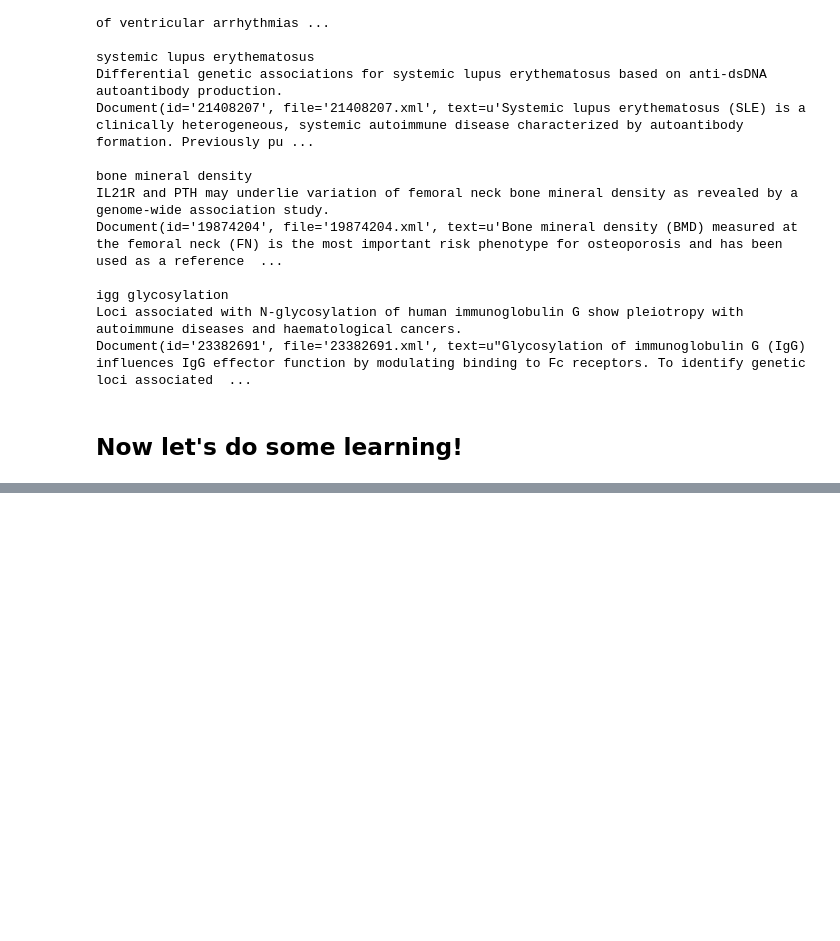
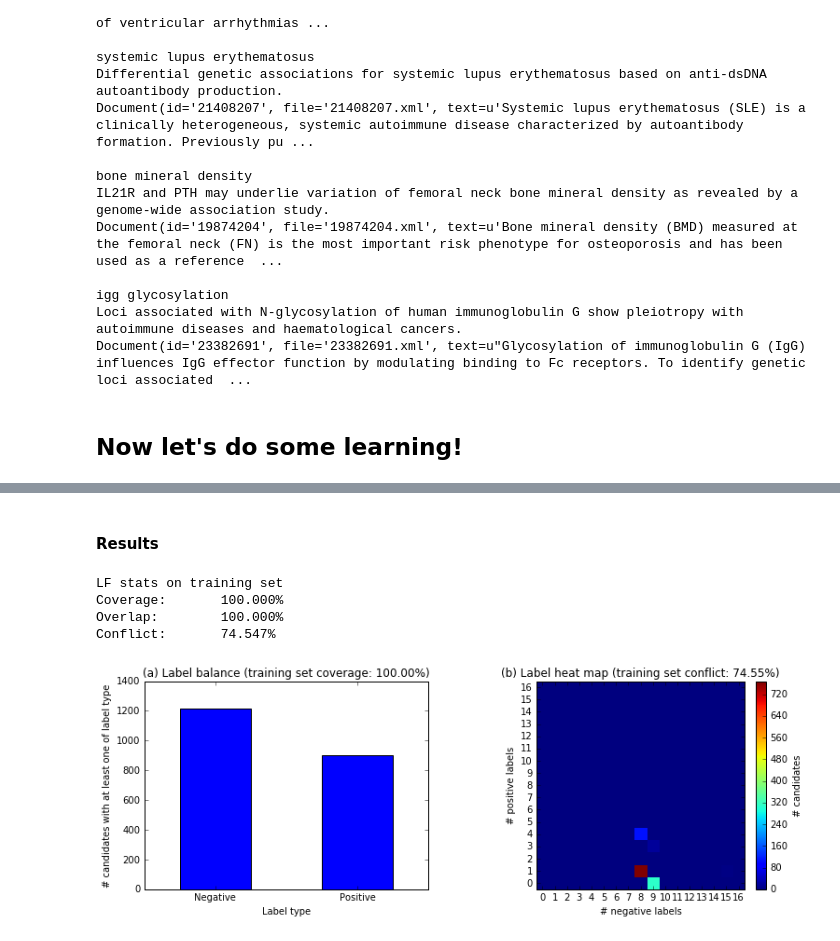
Before and after one commit to kuleshov/gwaskb, a Jupyter notebook: notebooks/text-extraction.ipynb, the cells around one changed output, grey strips where cells are left out. Cells and saved outputs as stored; diff of their text form; code cells hidden in the pictures; blank space fills up the shorter version.

Commit message:
learning of phenotypes

```diff
--- a/notebooks/text-extraction.ipynb
+++ b/notebooks/text-extraction.ipynb
@@ -394,0 +473,18 @@ Document(id='23382691', file='23382691.xml', text=u"Glycosylation of immunoglobu
+# %%
+# classify candidates as correct or not
+uids = list()
+gt = list()
+for doc_id, phenotype in zip(doc_ids, phenotypes):
+    uids.append(phenotype.uid)
+    phenotype_name = get_phenotype(phenotype)
+    if phenotype_name in gold_phen_dict[doc_id]:
+        gt.append(+1)
+    else:
+        gt.append(-1)
+# %%
+DDL.update_gt(gt, uids=uids)
+n_data = DDL.num_candidates()
+idxs = np.arange(start=n_data/2, stop=n_data)
+print idxs
+DDL.set_holdout(idxs)
+print DDL.training()
@@ -394,0 +496,20 @@ Document(id='23382691', file='23382691.xml', text=u"Glycosylation of immunoglobu
+# %%
+# load set of dictionary phenotypes
+kb = KnowledgeBase()
+phenotype_list = kb.get_phenotype_candidates() # TODO: load disease names from NCBI
+phen_matcher = DictionaryMatch(d=phenotype_list, longest_match_only=False, ignore_case=True, stemmer='porter')
+phenotype_set = phen_matcher.d
+
+def LF_in_set(m):
+    return +1 if get_phenotype(m) in phenotype_list else -1
+def LF_associated(m):
+    return +1 if 'associate' in m.pre_window('lemmas') else 0
+def LF_influencing(m):
+    return +1 if 'influence' in m.pre_window('lemmas') else 0
+def LF_related(m):
+    return +1 if 'relate' in m.pre_window('lemmas') else 0
+def LF_previously(m):
+    return -1 if 'previously' in m.pre_window('lemmas') else 0
+# %%
+LFs = [LF_in_set, LF_associated, LF_influencing, LF_related, LF_previously]
+DDL.apply_lfs(LFs, clear=False)
@@ -394,0 +543,11 @@ Document(id='23382691', file='23382691.xml', text=u"Glycosylation of immunoglobu
+# %% [markdown]
+#### Results
+# %%
+DDL.print_lf_stats()
+DDL.plot_lf_stats()
+# %% [output]
+LF stats on training set
+Coverage:       100.000%
+Overlap:        100.000%
+Conflict:       74.547%
+[figure, added]
```
Also changed, not shown: parts of 14 cells of this notebook, 1 other file.
